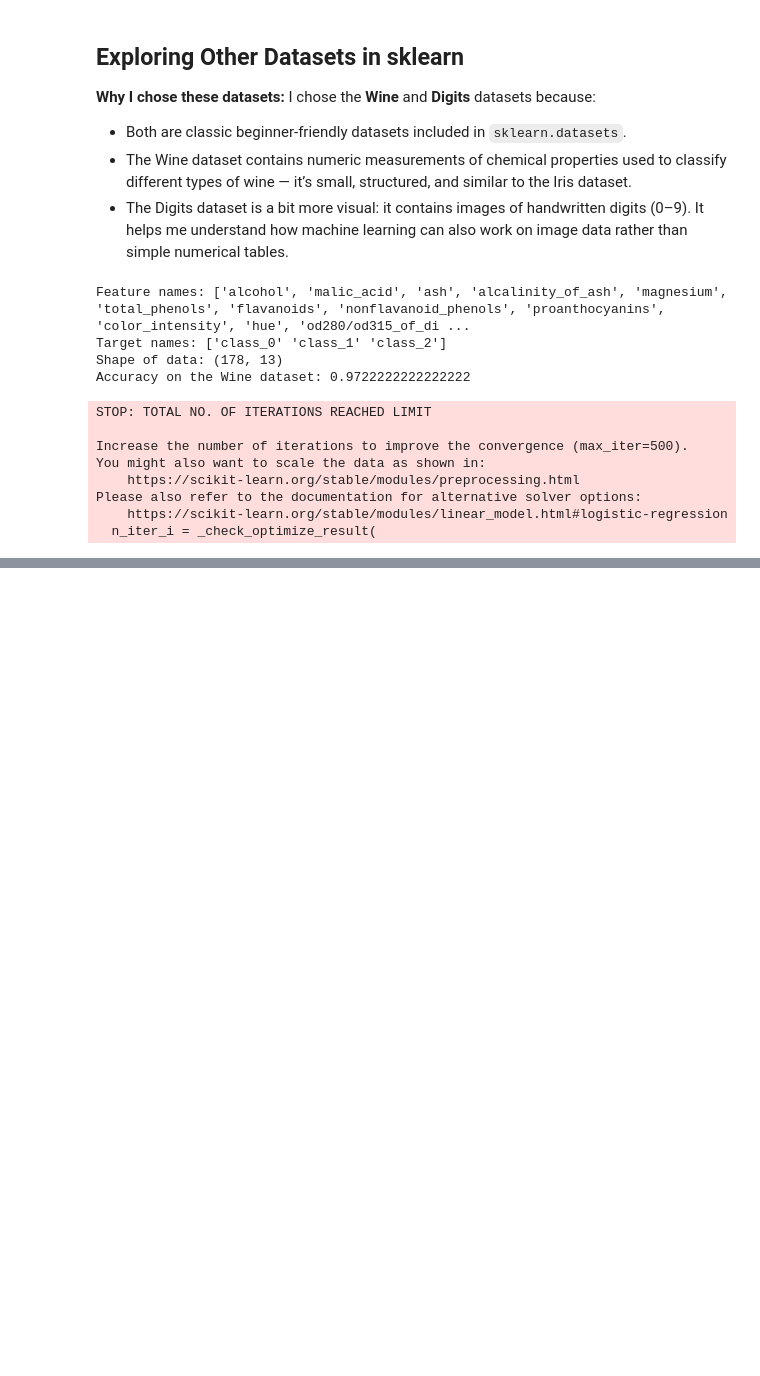
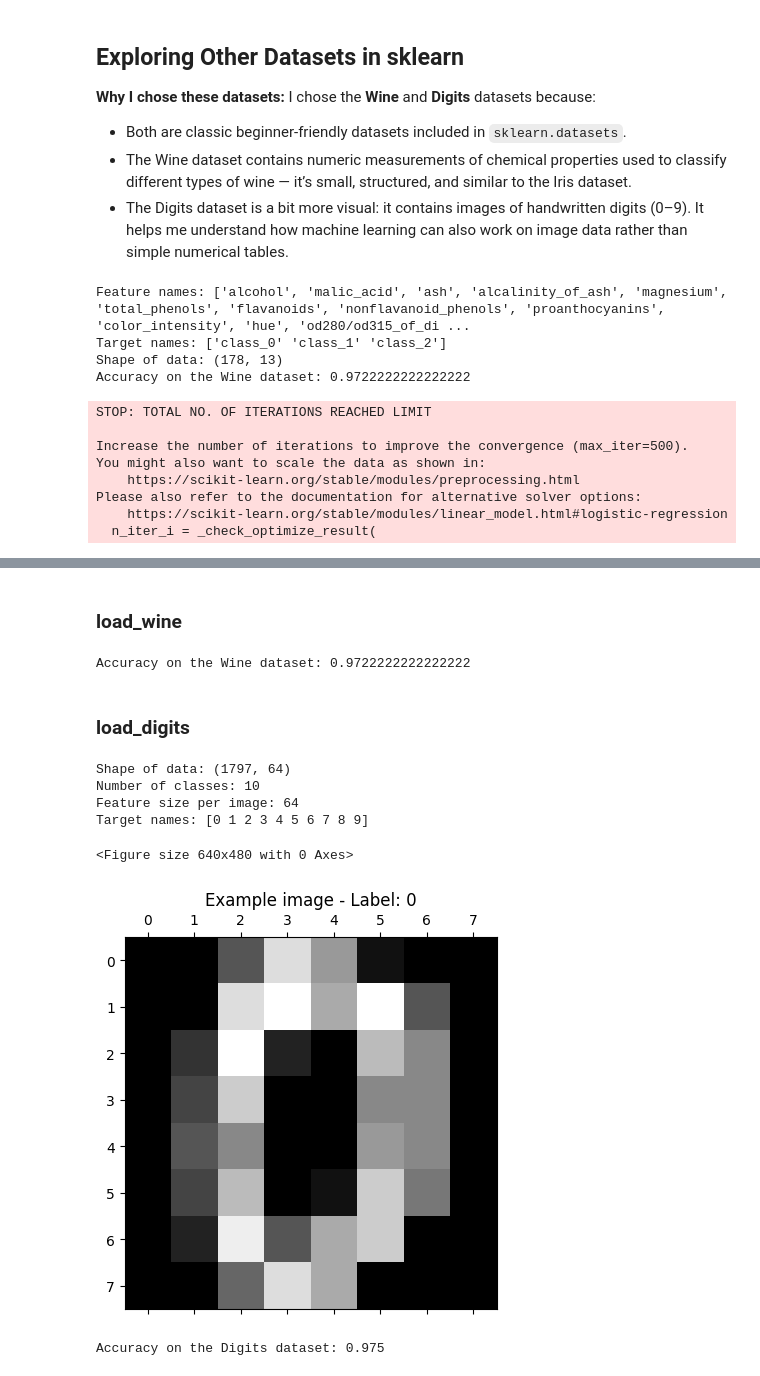
Before and after one commit to nooo525/ai-for-the-arts, a Jupyter notebook: coding_exercises.ipynb, the cells around one changed output, grey strips where cells are left out. Saved outputs shown, nothing was run; the diff lists cells and outputs as text; code cells hidden in the pictures; blank space fills up the shorter version.

Commit message:
add load_wine&digits

```diff
--- a/coding_exercises.ipynb
+++ b/coding_exercises.ipynb
@@ -1719,0 +1735,57 @@ Please also refer to the documentation for alternative solver options:
+# %% [markdown]
+### load_wine
+# %%
+from sklearn.metrics import accuracy_score
+from sklearn.preprocessing import StandardScaler
+
+# Scale the features
+scaler = StandardScaler()
+X_scaled = scaler.fit_transform(X)
+
+# Then split the scaled data
+X_train, X_test, y_train, y_test = train_test_split(X_scaled, y, test_size=0.2, random_state=42)
+
+# Train the model
+model = LogisticRegression(max_iter=500)
+model.fit(X_train, y_train)
+print("Accuracy on the Wine dataset:", accuracy_score(y_test, y_pred))
+# %% [output]
+Accuracy on the Wine dataset: 0.9722222222222222
+# %% [markdown]
+### load_digits
+# %%
+from sklearn.datasets import load_digits
+from sklearn.model_selection import train_test_split
+from sklearn.linear_model import LogisticRegression
+from sklearn.metrics import accuracy_score
+import matplotlib.pyplot as plt
+
+digits = load_digits()
+
+print("Shape of data:", digits.data.shape)
+print("Number of classes:", len(digits.target_names))
+print("Feature size per image:", digits.data.shape[1])
+print("Target names:", digits.target_names)
+
+plt.gray()
+plt.matshow(digits.images[0])
+plt.title(f"Example image - Label: {digits.target[0]}")
+plt.show()
+
+X, y = digits.data, digits.target
+X_train, X_test, y_train, y_test = train_test_split(X, y, test_size=0.2, random_state=42)
+
+model = LogisticRegression(max_iter=1000)
+model.fit(X_train, y_train)
+
+y_pred = model.predict(X_test)
+acc = accuracy_score(y_test, y_pred)
+print("Accuracy on the Digits dataset:", acc)
+# %% [output]
+Shape of data: (1797, 64)
+Number of classes: 10
+Feature size per image: 64
+Target names: [0 1 2 3 4 5 6 7 8 9]
+<Figure size 640x480 with 0 Axes>
+[figure, added]
+Accuracy on the Digits dataset: 0.975
```
Also changed, not shown: parts of 1 cell of this notebook.
